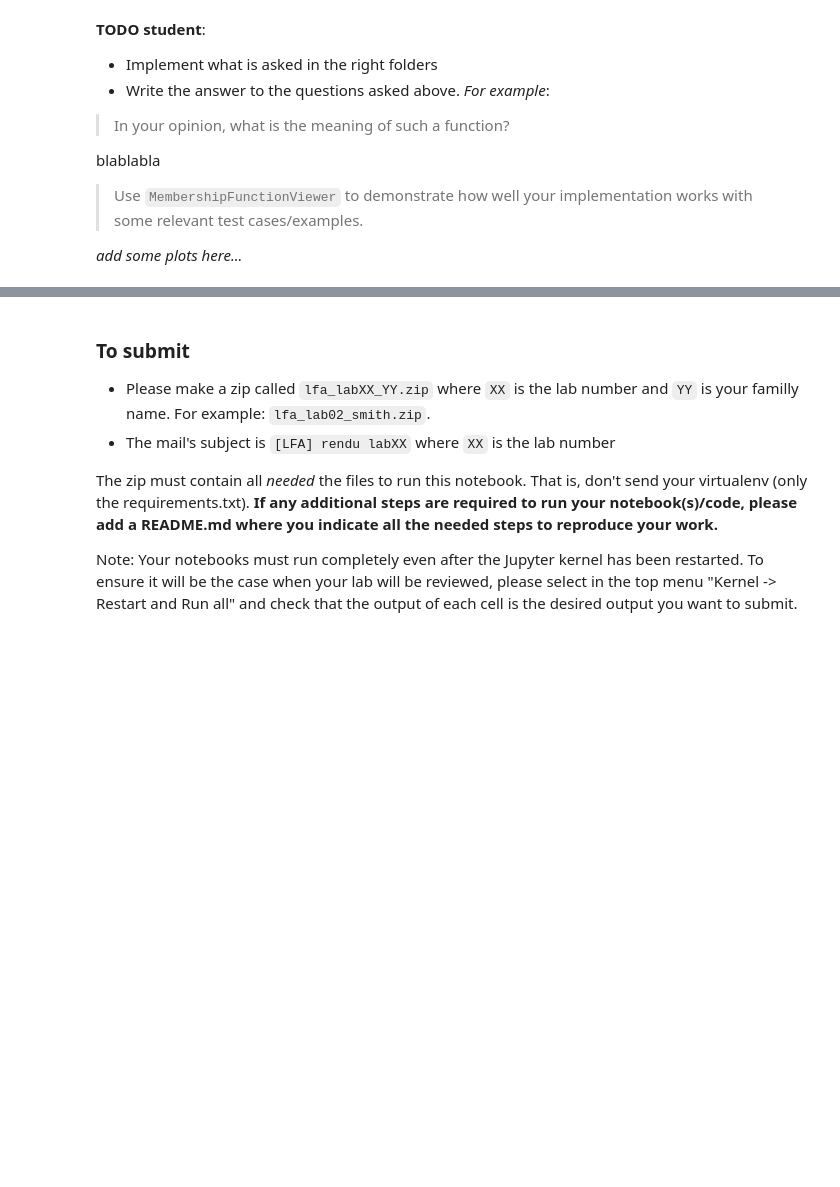
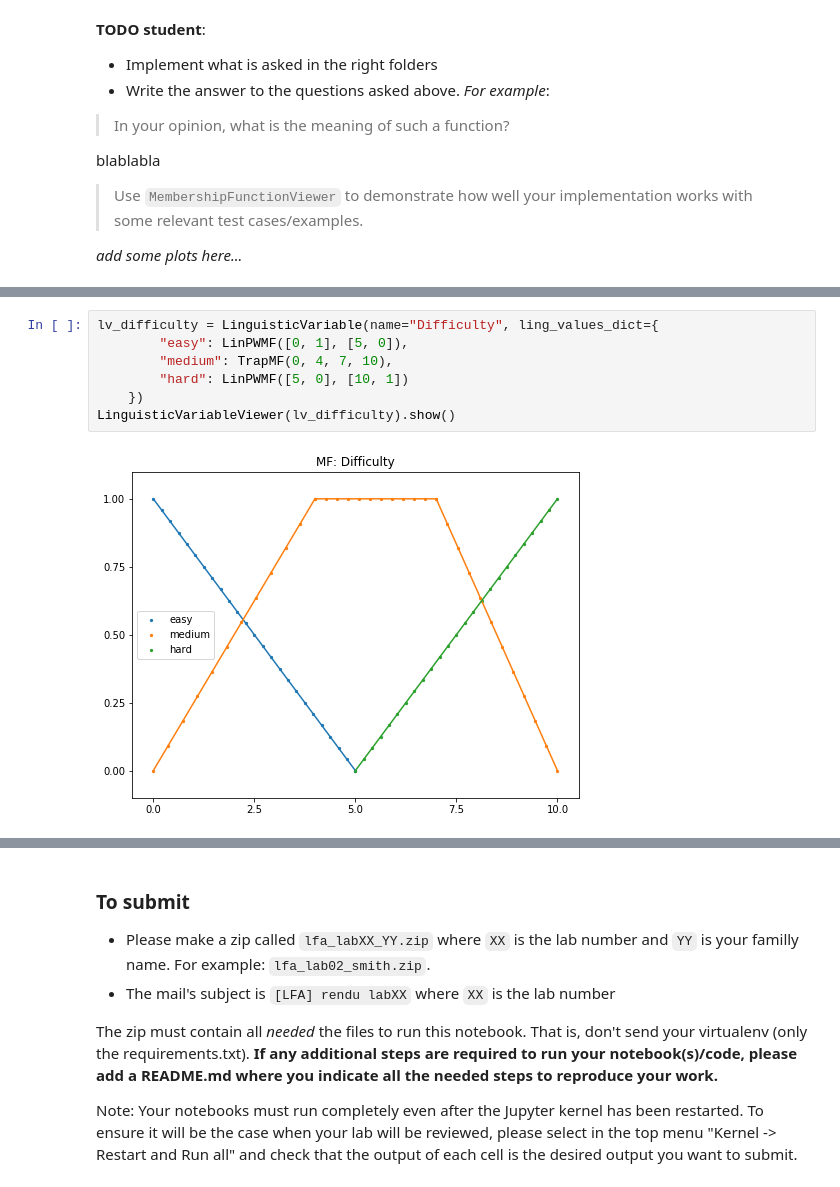
Before and after one commit to SachaKor/LFA-lab4, a Jupyter notebook: 040_exam_problem/000_exam_problem.ipynb, the cells around one changed output, grey strips where cells are left out. Saved outputs shown, nothing was run; the diff lists cells and outputs as text; blank space fills up the shorter version.

```diff
--- a/040_exam_problem/000_exam_problem.ipynb
+++ b/040_exam_problem/000_exam_problem.ipynb
@@ -130,0 +153,9 @@ _add some plots here..._
+# %%
+lv_difficulty = LinguisticVariable(name="Difficulty", ling_values_dict={
+        "easy": LinPWMF([0, 1], [5, 0]),
+        "medium": TrapMF(0, 4, 7, 10),
+        "hard": LinPWMF([5, 0], [10, 1])
+    })
+LinguisticVariableViewer(lv_difficulty).show()
+# %% [output]
+[figure, added]
```
Also changed, not shown: parts of 11 cells of this notebook.
